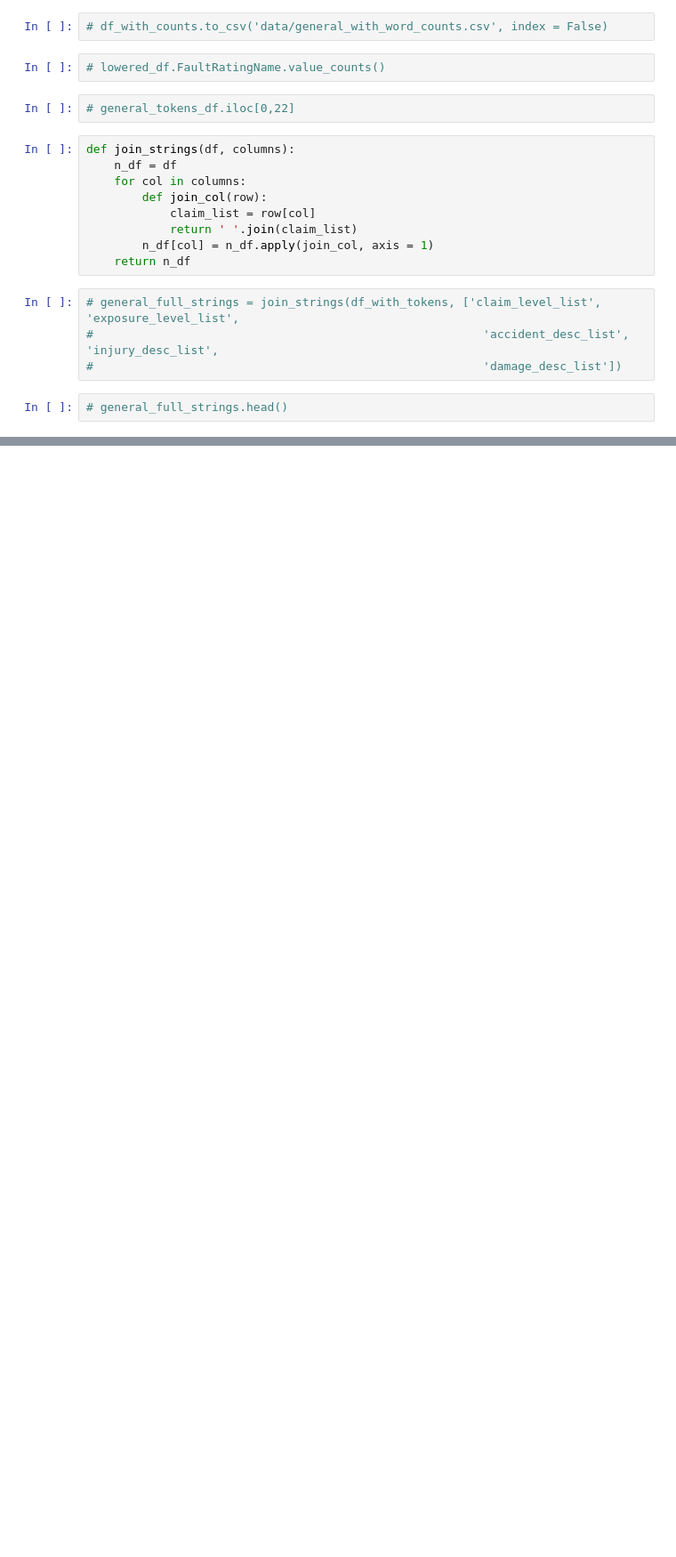
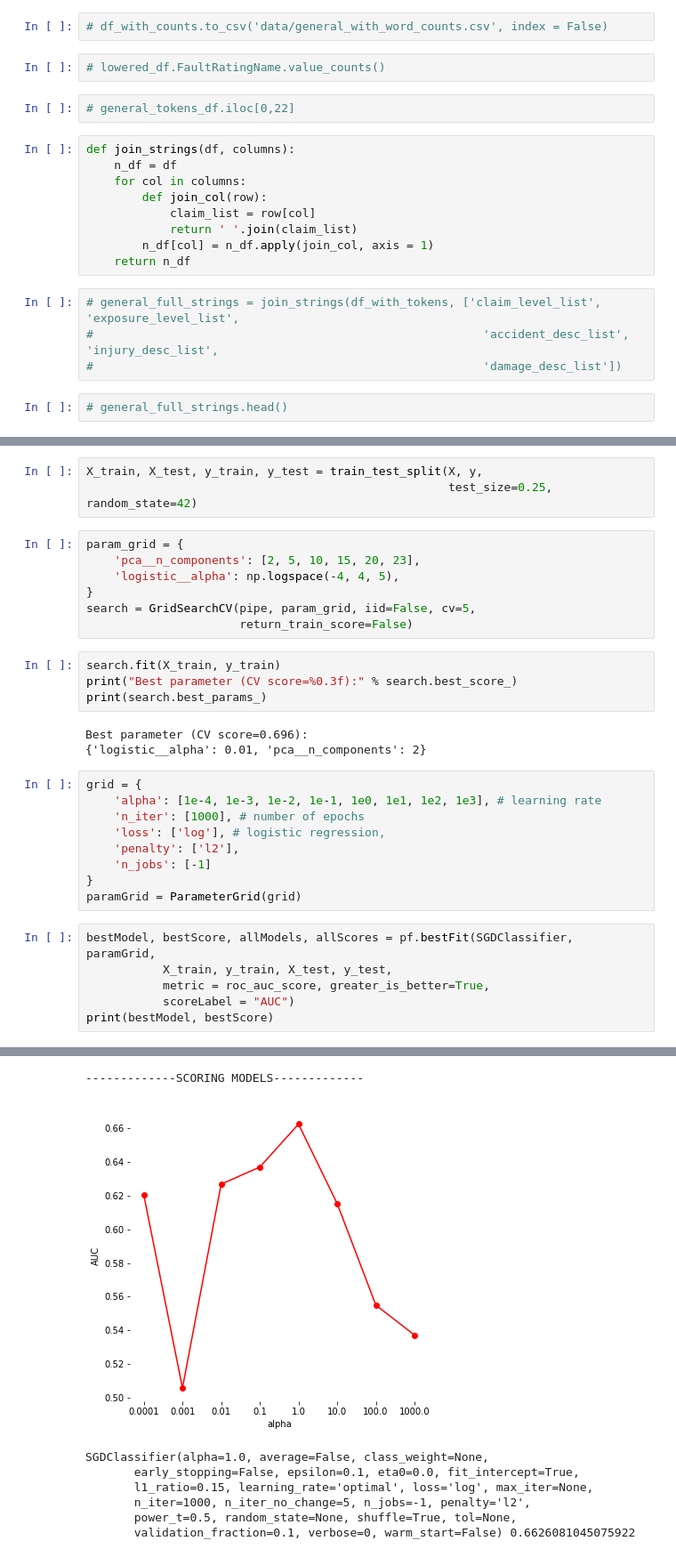
Before and after one commit to asidamo/Auto-Insuruance-finding-the-at-fault-party-with-claims-nlp, a Jupyter notebook: dq9-AM.ipynb, the cells around one changed output, grey strips where cells are left out. Shown: that part at 89% size. Drawn from its saved outputs; the diff is of its cells as text; blank space fills up the shorter version.

Commit message:
models

```diff
--- a/dq9-AM.ipynb
+++ b/dq9-AM.ipynb
@@ -411,0 +452,33 @@ Counter({'Insured at fault': 28402,
+# %%
+X_train, X_test, y_train, y_test = train_test_split(X, y,
+                                                    test_size=0.25, random_state=42)
+# %%
+param_grid = {
+    'pca__n_components': [2, 5, 10, 15, 20, 23],
+    'logistic__alpha': np.logspace(-4, 4, 5),
+}
+search = GridSearchCV(pipe, param_grid, iid=False, cv=5,
+                      return_train_score=False)
+# %%
+search.fit(X_train, y_train)
+print("Best parameter (CV score=%0.3f):" % search.best_score_)
+print(search.best_params_)
+# %% [output]
+Best parameter (CV score=0.696):
+{'logistic__alpha': 0.01, 'pca__n_components': 2}
+# %%
+grid = {
+    'alpha': [1e-4, 1e-3, 1e-2, 1e-1, 1e0, 1e1, 1e2, 1e3], # learning rate
+    'n_iter': [1000], # number of epochs
+    'loss': ['log'], # logistic regression,
+    'penalty': ['l2'],
+    'n_jobs': [-1]
+}
+paramGrid = ParameterGrid(grid)
+# %%
+bestModel, bestScore, allModels, allScores = pf.bestFit(SGDClassifier, paramGrid,
+           X_train, y_train, X_test, y_test,
+           metric = roc_auc_score, greater_is_better=True,
+           scoreLabel = "AUC")
+print(bestModel, bestScore)
+# %% [output]
@@ -411,0 +496,8 @@ Counter({'Insured at fault': 28402,
+-------------SCORING MODELS-------------
+[figure, added]
+SGDClassifier(alpha=1.0, average=False, class_weight=None,
+       early_stopping=False, epsilon=0.1, eta0=0.0, fit_intercept=True,
+       l1_ratio=0.15, learning_rate='optimal', loss='log', max_iter=None,
+       n_iter=1000, n_iter_no_change=5, n_jobs=-1, penalty='l2',
+       power_t=0.5, random_state=None, shuffle=True, tol=None,
+       validation_fraction=0.1, verbose=0, warm_start=False) 0.6626081045075922
```
Also changed, not shown: parts of 62 cells of this notebook.
